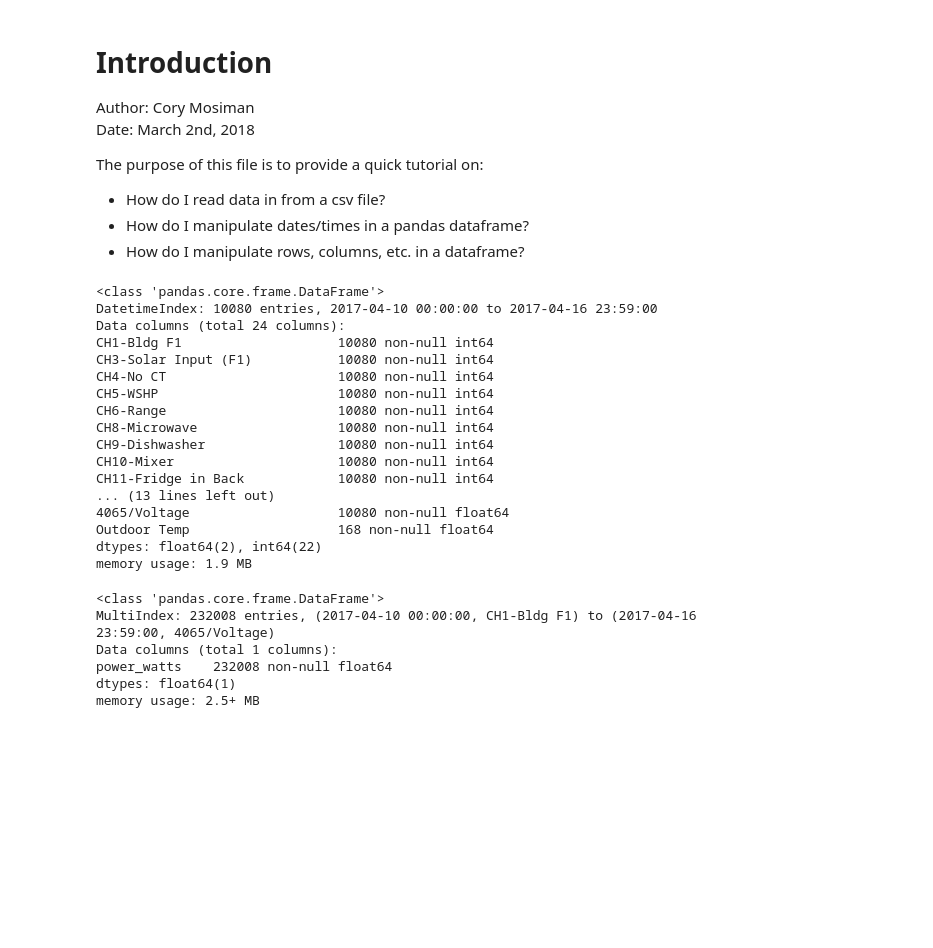
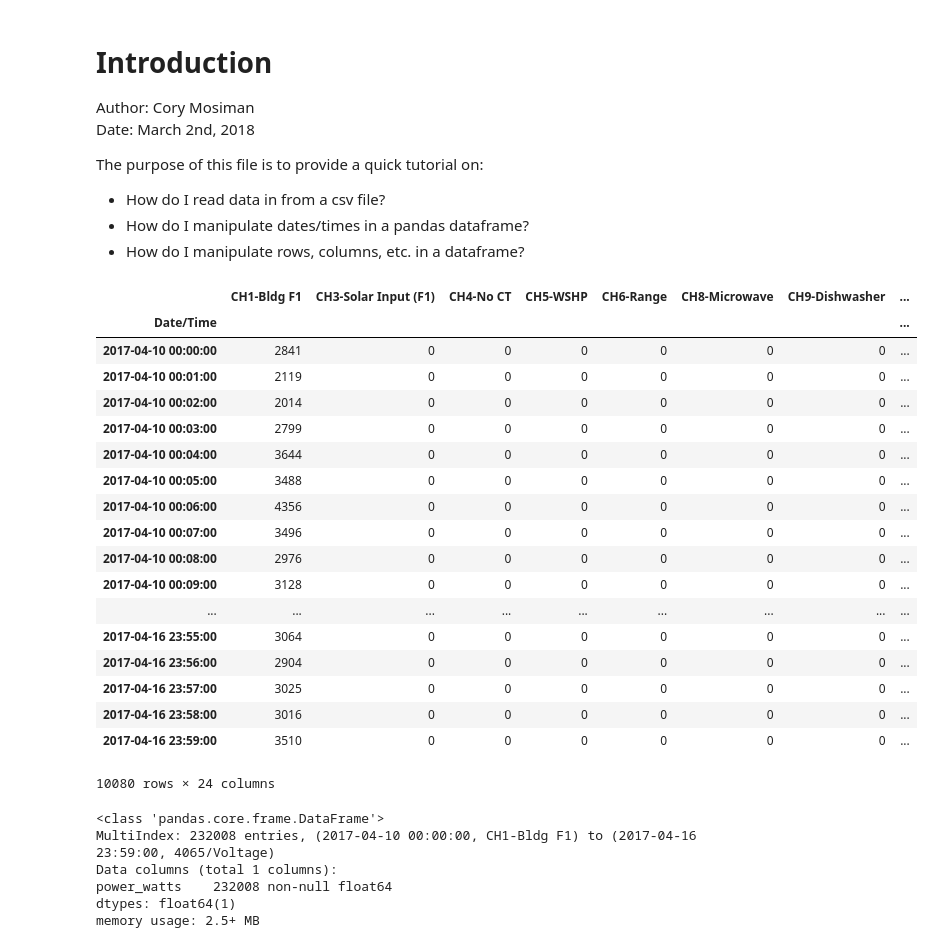
Before and after one commit to jptboy/hgvDataMining, a Jupyter notebook: tutorial/data_exploration.ipynb, the cells around one changed output. Cells and saved outputs as stored; diff of their text form; code cells hidden in the pictures; blank space fills up the shorter version.

Commit message:
Ayush Initial Commit of Data Loading Script

```diff
--- a/tutorial/data_exploration.ipynb
+++ b/tutorial/data_exploration.ipynb
@@ -20,27 +20,29 @@ test_file = files[0]
 # %%
 # read the file in, skipping initial rows, passing in the date/time column as an index and parsing dates.
 data = pd.read_csv(os.path.join(data_dir + os.sep + test_file), skiprows=6, index_col = [0], parse_dates=True)
 
 # shows the index is correctly converted to a DatetimeIndex, super helpful for manipulations
-data.info()
+data
 # %% [output]
+|  | CH1-Bldg F1 | CH3-Solar Input (F1) | CH4-No CT | CH5-WSHP | CH6-Range | CH8-Microwave | CH9-Dishwasher | ... |
+| Date/Time |  |  |  |  |  |  |  | ... |
+| 2017-04-10 00:00:00 | 2841 | 0 | 0 | 0 | 0 | 0 | 0 | ... |
+| 2017-04-10 00:01:00 | 2119 | 0 | 0 | 0 | 0 | 0 | 0 | ... |
+| 2017-04-10 00:02:00 | 2014 | 0 | 0 | 0 | 0 | 0 | 0 | ... |
+| 2017-04-10 00:03:00 | 2799 | 0 | 0 | 0 | 0 | 0 | 0 | ... |
+| 2017-04-10 00:04:00 | 3644 | 0 | 0 | 0 | 0 | 0 | 0 | ... |
+| 2017-04-10 00:05:00 | 3488 | 0 | 0 | 0 | 0 | 0 | 0 | ... |
+| 2017-04-10 00:06:00 | 4356 | 0 | 0 | 0 | 0 | 0 | 0 | ... |
+| 2017-04-10 00:07:00 | 3496 | 0 | 0 | 0 | 0 | 0 | 0 | ... |
+| 2017-04-10 00:08:00 | 2976 | 0 | 0 | 0 | 0 | 0 | 0 | ... |
+| 2017-04-10 00:09:00 | 3128 | 0 | 0 | 0 | 0 | 0 | 0 | ... |
+| ... | ... | ... | ... | ... | ... | ... | ... | ... |
+| 2017-04-16 23:55:00 | 3064 | 0 | 0 | 0 | 0 | 0 | 0 | ... |
+| 2017-04-16 23:56:00 | 2904 | 0 | 0 | 0 | 0 | 0 | 0 | ... |
+| 2017-04-16 23:57:00 | 3025 | 0 | 0 | 0 | 0 | 0 | 0 | ... |
+| 2017-04-16 23:58:00 | 3016 | 0 | 0 | 0 | 0 | 0 | 0 | ... |
+| 2017-04-16 23:59:00 | 3510 | 0 | 0 | 0 | 0 | 0 | 0 | ... |
-<class 'pandas.core.frame.DataFrame'>
-DatetimeIndex: 10080 entries, 2017-04-10 00:00:00 to 2017-04-16 23:59:00
-Data columns (total 24 columns):
-CH1-Bldg F1                    10080 non-null int64
-CH3-Solar Input (F1)           10080 non-null int64
-CH4-No CT                      10080 non-null int64
-CH5-WSHP                       10080 non-null int64
-CH6-Range                      10080 non-null int64
-CH8-Microwave                  10080 non-null int64
-CH9-Dishwasher                 10080 non-null int64
-CH10-Mixer                     10080 non-null int64
-CH11-Fridge in Back            10080 non-null int64
-... (13 lines left out)
-4065/Voltage                   10080 non-null float64
-Outdoor Temp                   168 non-null float64
-dtypes: float64(2), int64(22)
-memory usage: 1.9 MB
+10080 rows × 24 columns
 # %%
 # Now, we want to use the column names as part of the index.
 data_new = pd.DataFrame(data.stack(), columns = ['power_watts'])
```
Also changed, not shown: parts of 2 cells of this notebook.
